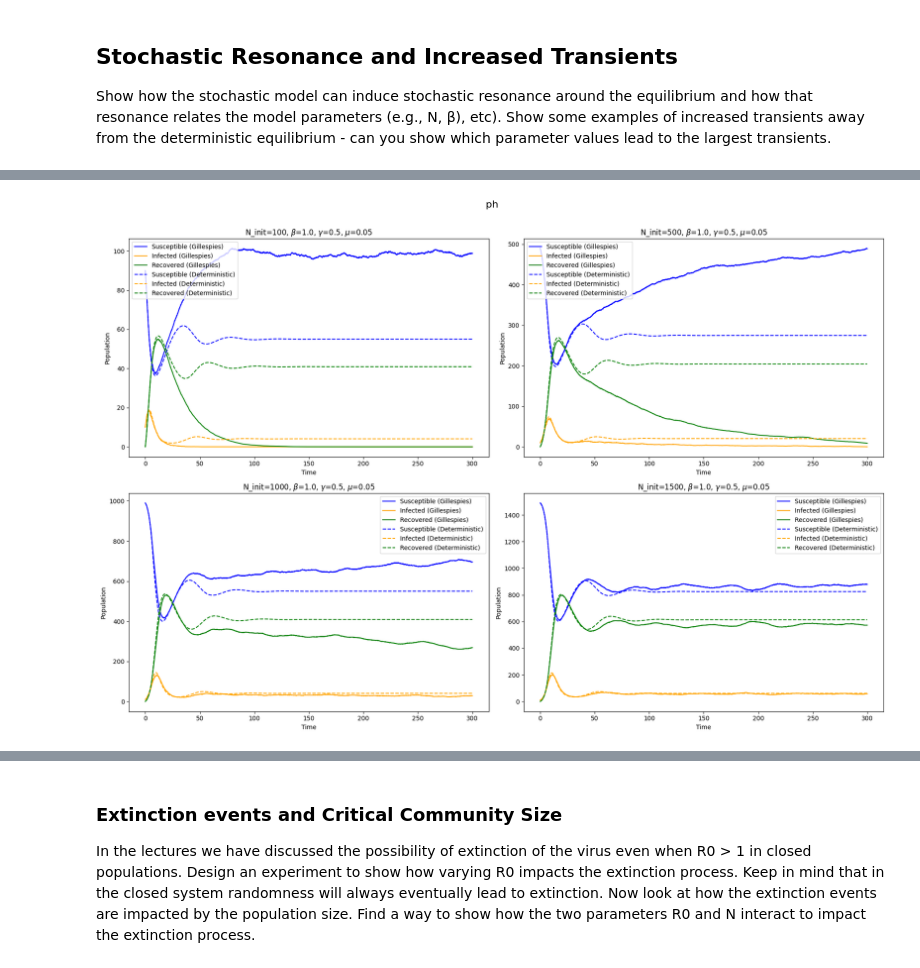
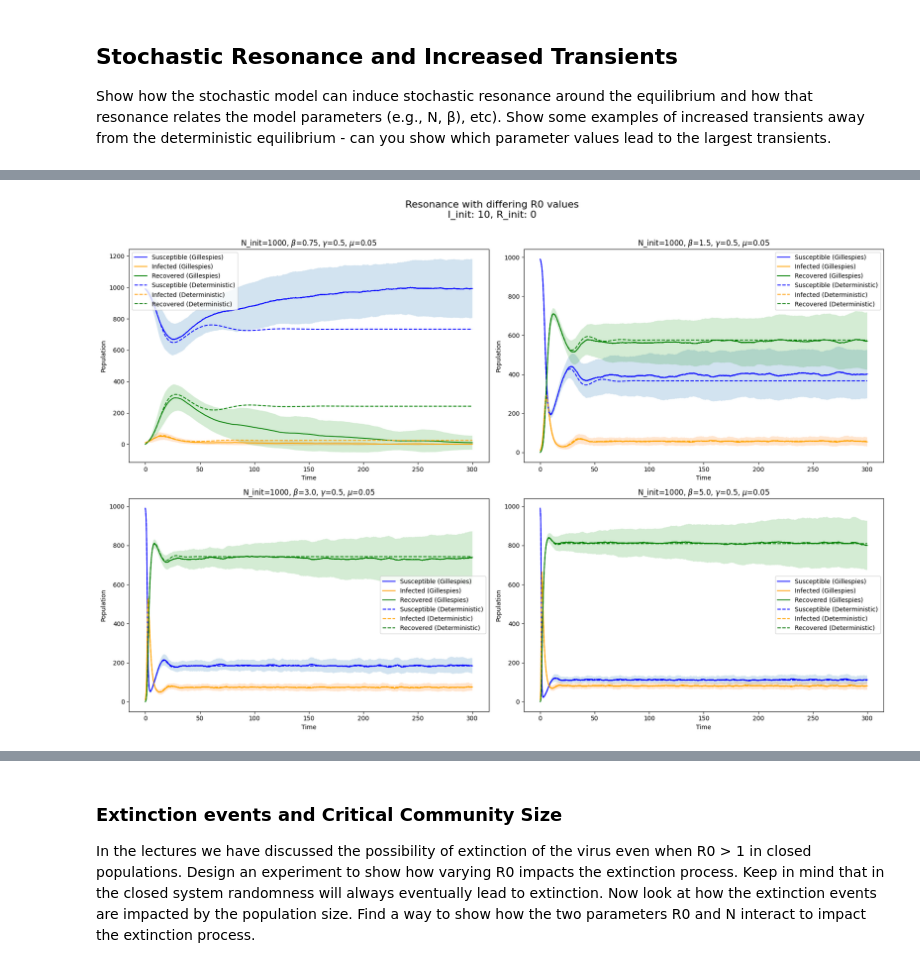
Before and after one commit to NitaiNijholt/CLSassignment2, a Jupyter notebook: assingnment_K_better.ipynb, the cells around one changed output, grey strips where cells are left out. Drawn from its saved outputs; the diff is of its cells as text; code cells hidden in the pictures.

```diff
--- a/assingnment_K_better.ipynb
+++ b/assingnment_K_better.ipynb
@@ -148,4 +150,8 @@ interp_R = np.array([np.interp(interp_t, result[3], result[2]) for result in res
 mean_S = np.mean(interp_S, axis=0)
 mean_I = np.mean(interp_I, axis=0)
 mean_R = np.mean(interp_R, axis=0)
+
+std_S = np.std(interp_S, axis=0)
+std_I = np.std(interp_I, axis=0)
+std_R = np.std(interp_R, axis=0)
 # %%
@@ -243,11 +257,11 @@ for interp_S, interp_I, interp_R in interp_results:
 # Plot results for each combination
 # Loop through R0 values and create subplots
 plt.figure(figsize=(18, 32))
-plt.suptitle('Gillespies SIR (mean) vs. ODE SIR with differing R0 values (static $\\gamma$ )', fontsize=16, y=1.01)
+plt.suptitle(f'Gillespies SIR (mean) vs. ODE SIR with differing R0 values (static $\\gamma$)\nS_init: {S_init}, I_init: {I_init}, R_init: {R_init}', fontsize=16, y=1.01)
 
 for idx, R0 in enumerate(R0_values):
     plt.subplot(5, 2, idx + 1)
-    plt.title(f'$\\beta$={round(R0 * gamma, 2)}, $\\gamma$={gamma}, $\\mu$={mu}')
+    plt.title(f'Plot {idx+1}: $\\beta$={round(R0 * gamma, 2)}, $\\gamma$={gamma}, $\\mu$={mu}')
     plt.xlabel('Time')
     plt.ylabel('Population')
 
@@ -283,12 +297,13 @@ plt.show()
 R0_vals = [cov[0] for cov in covariances]
 covariance_values = [cov[1] for cov in covariances]
 
-# Create a scatter plot
+# Create a plot
 plt.figure(figsize=(8, 6))
 plt.plot(R0_vals, covariance_values, color='blue', label='Covariance(S, I)', marker='o')
 plt.xlabel('R0')
 plt.ylabel('Covariance(S, I)')
-plt.title('Covariance between S and I for Different R0 Values (Gamma fixed)')
+plt.grid(True)
+plt.title(f'Covariance between S and I for Different R0 Values (Gamma fixed)\nS_init: {S_init}, I_init: {I_init}')
 plt.legend()
 plt.savefig('1.2. Covariance Gillespies SIR (mean) vs. ODE SIR with differing R0 values.png')
 plt.show()
@@ -358,42 +472,46 @@ for interp_S, interp_I, interp_R in interp_results:
     mean_results.append((mean_S, mean_I, mean_R))
 # %%
 
-# Loop through N_init values and create subplots
+# Loop through R0 values and create subplots
 plt.figure(figsize=(18, 12))
-plt.suptitle('ph', fontsize=16, y=1.01)
+plt.suptitle(f'Resonance with differing R0 values\nI_init: {I_init}, R_init: {R_init}', fontsize=16, y=1.01)
 
-for idx, N_init in enumerate(N_init_values):
+for idx, R0 in enumerate(R0_values):
     plt.subplot(2, 2, idx + 1)
     plt.title(f'N_init={N_init}, $\\beta$={round(R0 * gamma, 2)}, $\\gamma$={gamma}, $\\mu$={mu}')
     plt.xlabel('Time')
     plt.ylabel('Population')
 
     # Access the interpolated results for the specific N_init
     mean_S, mean_I, mean_R = mean_results[idx]
-
-    # Flatten the arrays to match the dimensions of interp_t
-    # interp_S = interp_S.flatten()
-    # interp_I = interp_I.flatten()
-    # interp_R = interp_R.flatten()
+    std_S = np.std(interp_results[idx][0], axis=0)
+    std_I = np.std(interp_results[idx][1], axis=0)
+    std_R = np.std(interp_results[idx][2], axis=0)
 
     plt.plot(interp_t, mean_S, label='Susceptible (Gillespies)', color='blue')
     plt.plot(interp_t, mean_I, label='Infected (Gillespies)', color='orange')
     plt.plot(interp_t, mean_R, label='Recovered (Gillespies)', color='green')
 
+    # Get std_dev
+    plt.fill_between(interp_t, mean_S - std_S, mean_S + std_S, alpha=0.2)
+    plt.fill_between(interp_t, mean_I - std_I, mean_I + std_I, alpha=0.2)
+    plt.fill_between(interp_t, mean_R - std_R, mean_R + std_R, alpha=0.2)
+
+    # Calculate deterministic and plot it
     S_init = N_init - I_init - R_init
     beta = R0 * gamma
     y0 = [S_init, I_init, R_init]
     y = odeint(sir, y0, t, args=(beta, gamma, mu))
 
     plt.plot(t, y[:, 0], label='Susceptible (Deterministic)', color='blue', linestyle='--')
     plt.plot(t, y[:, 1], label='Infected (Deterministic)', color='orange', linestyle='--')
     plt.plot(t, y[:, 2], label='Recovered (Deterministic)', color='green', linestyle='--')
 
     plt.legend()
 
 # Adjust layout for better spacing
 plt.tight_layout()
-plt.savefig('1.3. Resonance with differing N_init values.png')
+plt.savefig('1.3. Resonance with differing R0 values.png')
 plt.show()
 # %% [output]
-[figure, old version]
+[figure, new version]
```
Also changed, not shown: parts of 19 cells of this notebook, 10 other files.
